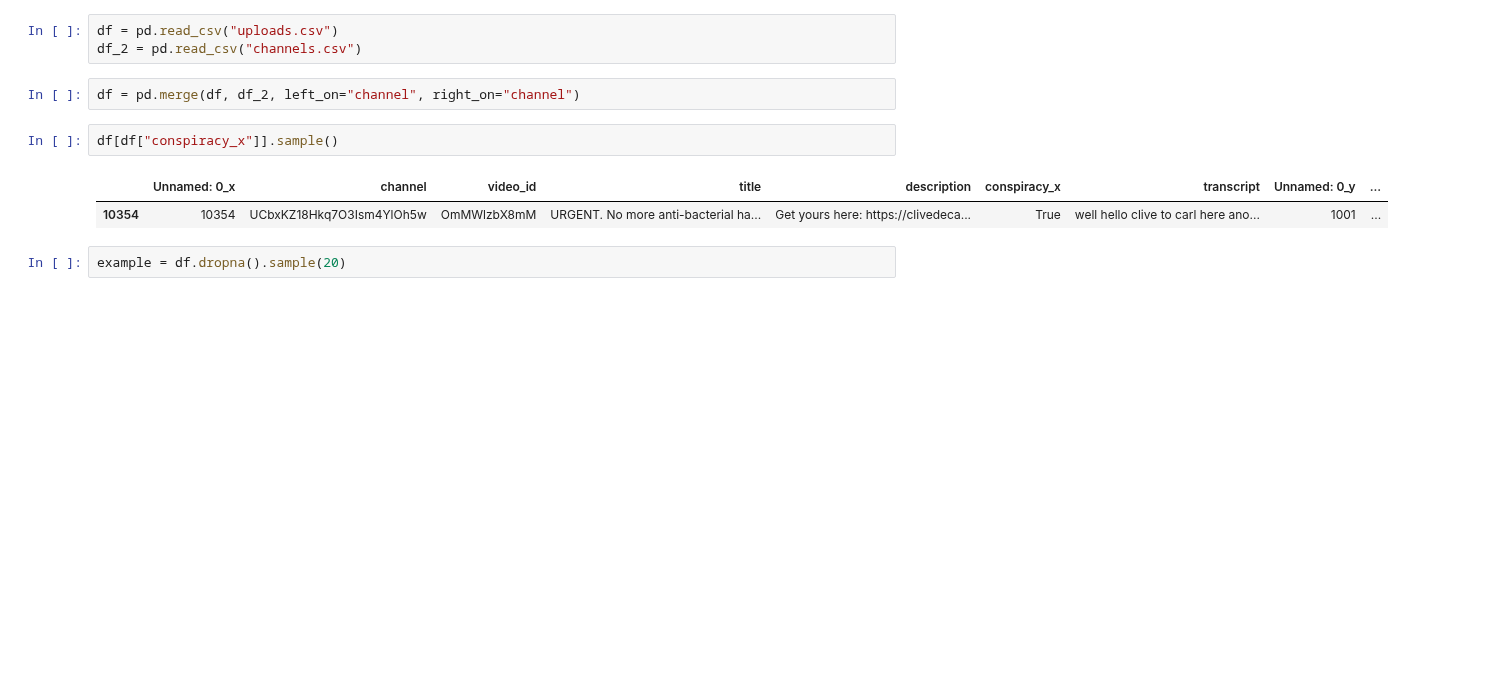
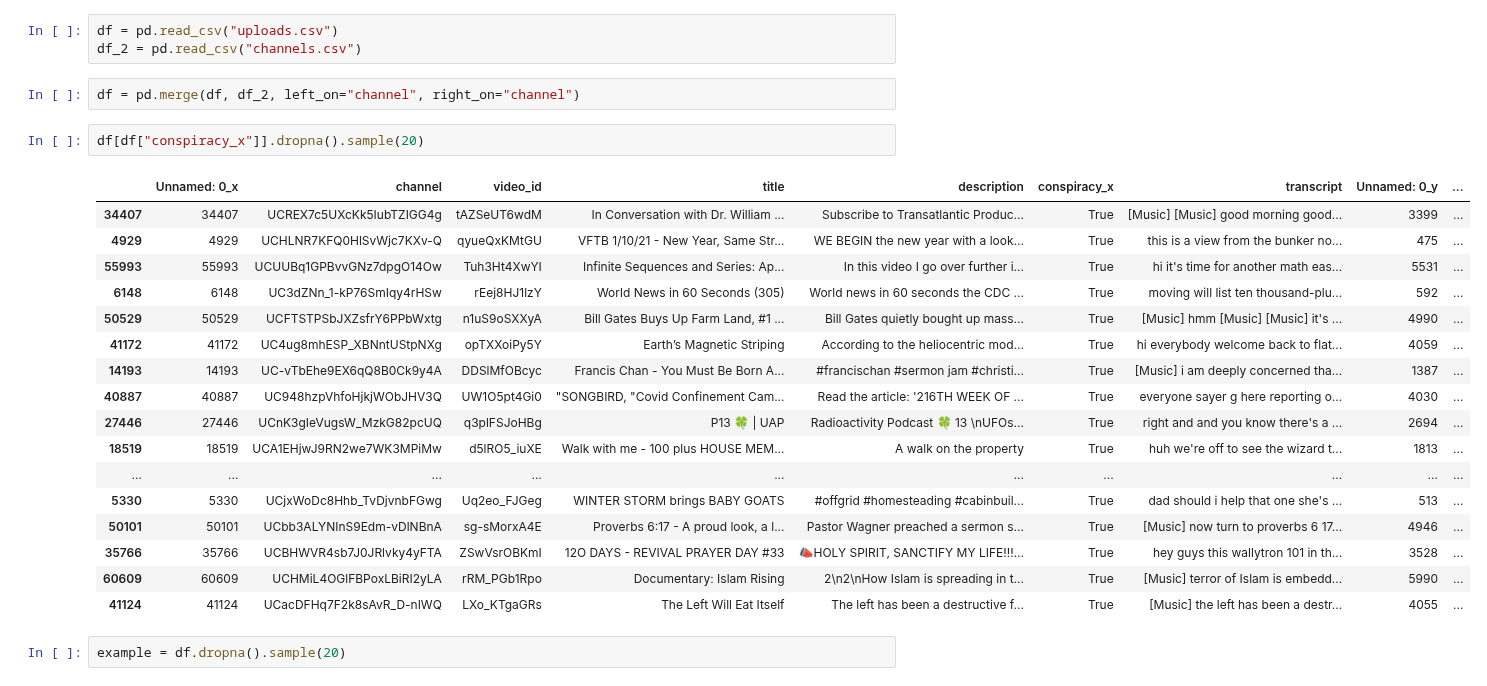
Before and after one commit to Roan-Schellingerhout/YouTube_conspiracy_paper, a Jupyter notebook: data/Random tests.ipynb, the cells around one changed output. Drawn from its saved outputs; the diff is of its cells as text; blank space fills up the shorter version.

```diff
--- a/data/Random tests.ipynb
+++ b/data/Random tests.ipynb
@@ -10,10 +10,25 @@ df_2 = pd.read_csv("channels.csv")
 # %%
 df = pd.merge(df, df_2, left_on="channel", right_on="channel")
 # %%
-df[df["conspiracy_x"]].sample()
+df[df["conspiracy_x"]].dropna().sample(20)
 # %% [output]
 |  | Unnamed: 0_x | channel | video_id | title | description | conspiracy_x | transcript | Unnamed: 0_y | ... |
-| 10354 | 10354 | UCbxKZ18Hkq7O3Ism4YlOh5w | OmMWlzbX8mM | URGENT. No more anti-bacterial ha... | Get yours here: https://clivedeca... | True | well hello clive to carl here ano... | 1001 | ... |
+| 34407 | 34407 | UCREX7c5UXcKk5IubTZIGG4g | tAZSeUT6wdM | In Conversation with Dr. William ... | Subscribe to Transatlantic Produc... | True | [Music] [Music] good morning good... | 3399 | ... |
+| 4929 | 4929 | UCHLNR7KFQ0HlSvWjc7KXv-Q | qyueQxKMtGU | VFTB 1/10/21 - New Year, Same Str... | WE BEGIN the new year with a look... | True | this is a view from the bunker no... | 475 | ... |
+| 55993 | 55993 | UCUUBq1GPBvvGNz7dpgO14Ow | Tuh3Ht4XwYI | Infinite Sequences and Series: Ap... | In this video I go over further i... | True | hi it's time for another math eas... | 5531 | ... |
+| 6148 | 6148 | UC3dZNn_1-kP76SmIqy4rHSw | rEej8HJ1lzY | World News in 60 Seconds (305) | World news in 60 seconds the CDC ... | True | moving will list ten thousand-plu... | 592 | ... |
+| 50529 | 50529 | UCFTSTPSbJXZsfrY6PPbWxtg | n1uS9oSXXyA | Bill Gates Buys Up Farm Land, #1 ... | Bill Gates quietly bought up mass... | True | [Music] hmm [Music] [Music] it's ... | 4990 | ... |
+| 41172 | 41172 | UC4ug8mhESP_XBNntUStpNXg | opTXXoiPy5Y | Earth’s Magnetic Striping | According to the heliocentric mod... | True | hi everybody welcome back to flat... | 4059 | ... |
+| 14193 | 14193 | UC-vTbEhe9EX6qQ8B0Ck9y4A | DDSlMfOBcyc | Francis Chan - You Must Be Born A... | #francischan #sermon jam #christi... | True | [Music] i am deeply concerned tha... | 1387 | ... |
+| 40887 | 40887 | UC948hzpVhfoHjkjWObJHV3Q | UW1O5pt4Gi0 | "SONGBIRD, "Covid Confinement Cam... | Read the article: '216TH WEEK OF ... | True | everyone sayer g here reporting o... | 4030 | ... |
+| 27446 | 27446 | UCnK3gIeVugsW_MzkG82pcUQ | q3plFSJoHBg | P13 🍀 | UAP | Radioactivity Podcast 🍀 13 \nUFOs... | True | right and and you know there's a ... | 2694 | ... |
+| 18519 | 18519 | UCA1EHjwJ9RN2we7WK3MPiMw | d5lRO5_iuXE | Walk with me - 100 plus HOUSE MEM... | A walk on the property | True | huh we're off to see the wizard t... | 1813 | ... |
+| ... | ... | ... | ... | ... | ... | ... | ... | ... | ... |
+| 5330 | 5330 | UCjxWoDc8Hhb_TvDjvnbFGwg | Uq2eo_FJGeg | WINTER STORM brings BABY GOATS | #offgrid #homesteading #cabinbuil... | True | dad should i help that one she's ... | 513 | ... |
+| 50101 | 50101 | UCbb3ALYNInS9Edm-vDlNBnA | sg-sMorxA4E | Proverbs 6:17 - A proud look, a l... | Pastor Wagner preached a sermon s... | True | [Music] now turn to proverbs 6 17... | 4946 | ... |
+| 35766 | 35766 | UCBHWVR4sb7J0JRlvky4yFTA | ZSwVsrOBKmI | 12O DAYS - REVIVAL PRAYER DAY #33 | 📣HOLY SPIRIT, SANCTIFY MY LIFE!!!... | True | hey guys this wallytron 101 in th... | 3528 | ... |
+| 60609 | 60609 | UCHMiL4OGlFBPoxLBiRI2yLA | rRM_PGb1Rpo | Documentary: Islam Rising | 2\n2\nHow Islam is spreading in t... | True | [Music] terror of Islam is embedd... | 5990 | ... |
+| 41124 | 41124 | UCacDFHq7F2k8sAvR_D-nIWQ | LXo_KTgaGRs | The Left Will Eat Itself | The left has been a destructive f... | True | [Music] the left has been a destr... | 4055 | ... |
 # %%
 example = df.dropna().sample(20)
 # %%
```
Also changed, not shown: 3 other files.
